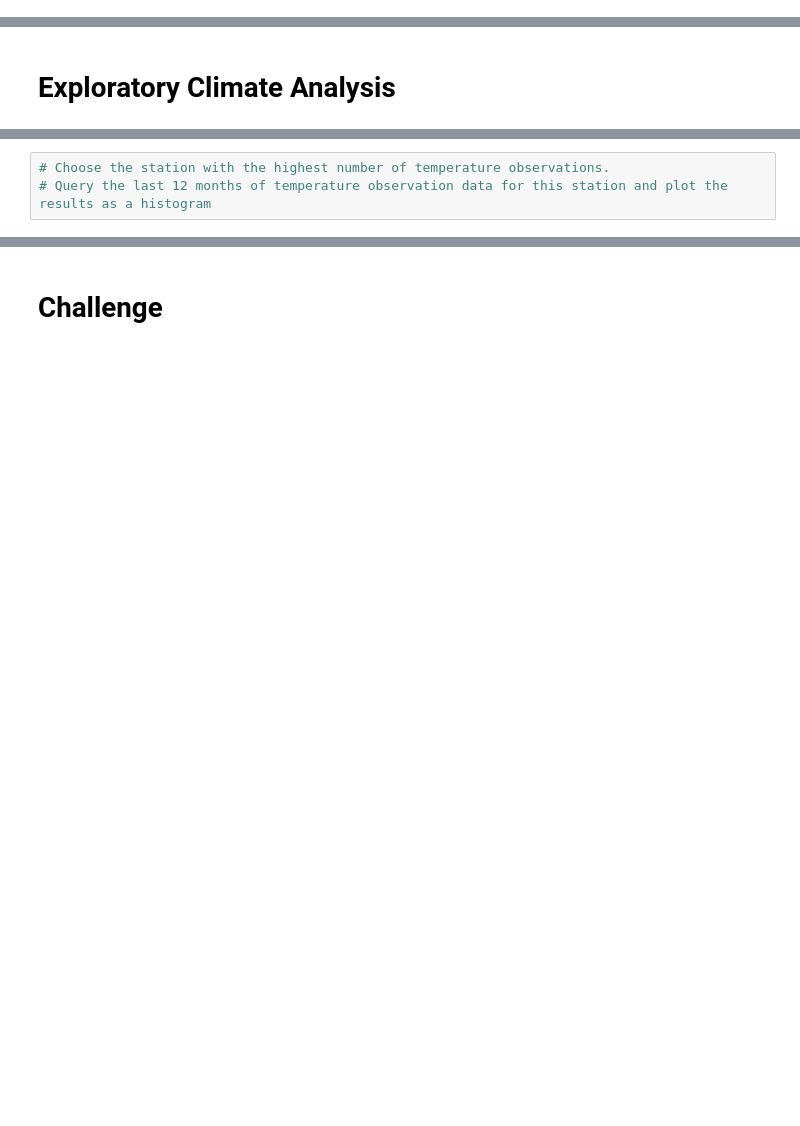
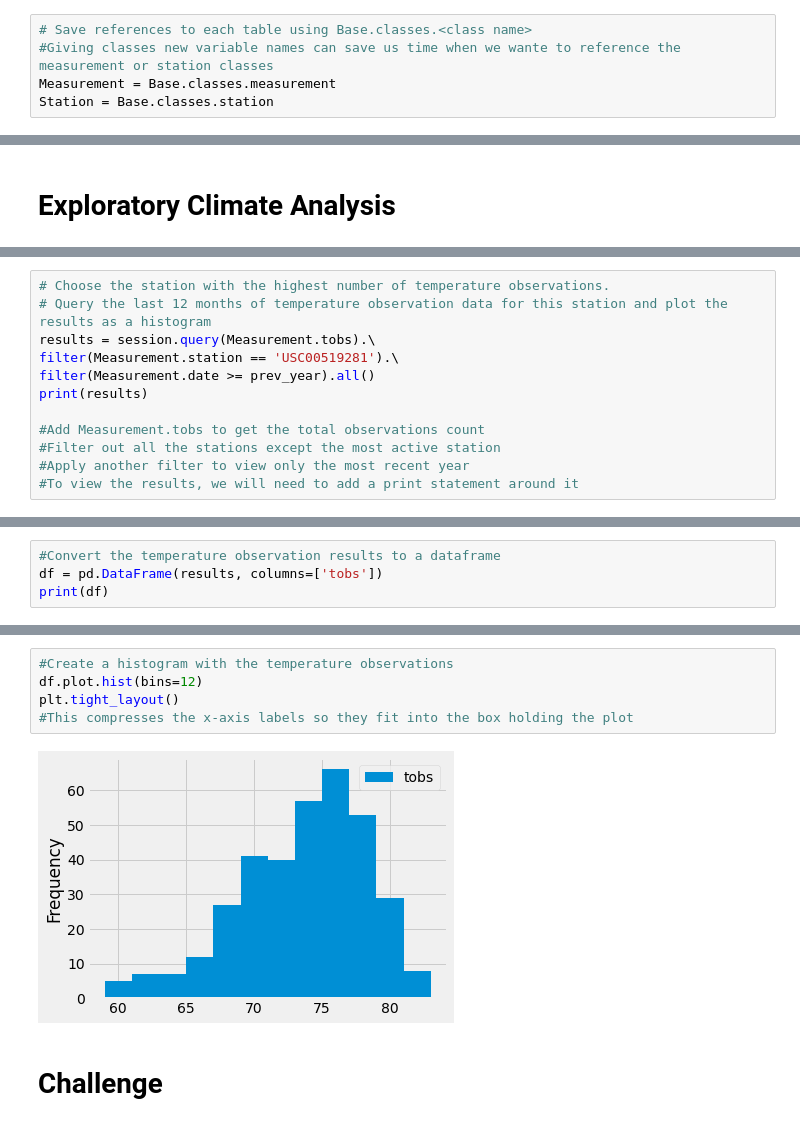
Before and after one commit to mahmedjilani/surfs_up, a Jupyter notebook: climate_analysis.ipynb, the cells around one changed output, grey strips where cells are left out. Saved outputs shown, nothing was run; the diff lists cells and outputs as text; blank space fills up the shorter version.

```diff
--- a/climate_analysis.ipynb
+++ b/climate_analysis.ipynb
@@ -46,2 +47,7 @@ Base.classes.keys()
+# %%
+# Save references to each table using Base.classes.<class name>
+#Giving classes new variable names can save us time when we wante to reference the measurement or station classes
+Measurement = Base.classes.measurement
+Station = Base.classes.station
 # %%
 # Create our session (link) from Python to the DB
@@ -73,3 +189,12 @@ Base.classes.keys()
 # %%
 # Choose the station with the highest number of temperature observations.
 # Query the last 12 months of temperature observation data for this station and plot the results as a histogram
+results = session.query(Measurement.tobs).\
+filter(Measurement.station == 'USC00519281').\
+filter(Measurement.date >= prev_year).all()
+print(results)
+
+#Add Measurement.tobs to get the total observations count
+#Filter out all the stations except the most active station
+#Apply another filter to view only the most recent year
+#To view the results, we will need to add a print statement around it
@@ -78,0 +203,4 @@ Base.classes.keys()
+# %%
+#Convert the temperature observation results to a dataframe
+df = pd.DataFrame(results, columns=['tobs'])
+print(df)
@@ -79,2 +222,9 @@ Base.classes.keys()
+# %%
+#Create a histogram with the temperature observations
+df.plot.hist(bins=12)
+plt.tight_layout()
+#This compresses the x-axis labels so they fit into the box holding the plot
+# %% [output]
+[figure, added]
 # %% [markdown]
 # Challenge
```
Also changed, not shown: parts of 17 cells of this notebook, 3 other files.
